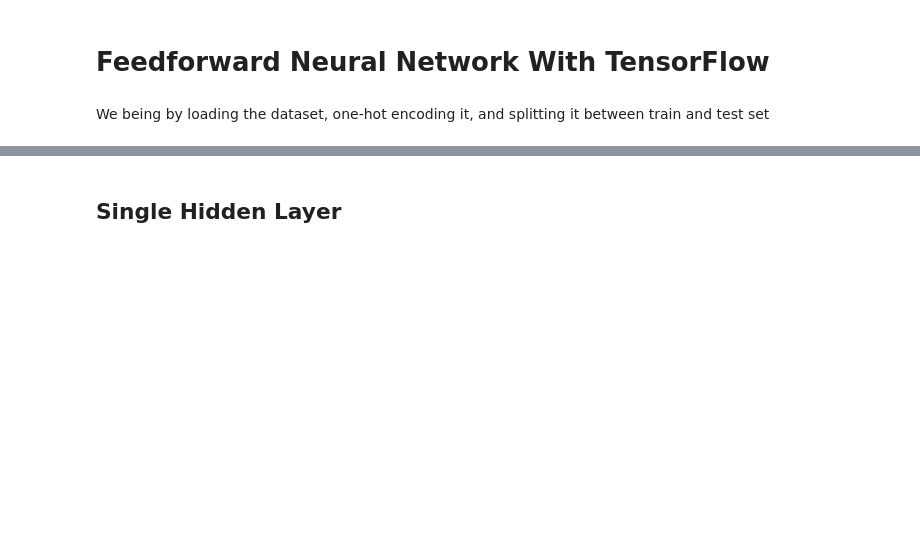
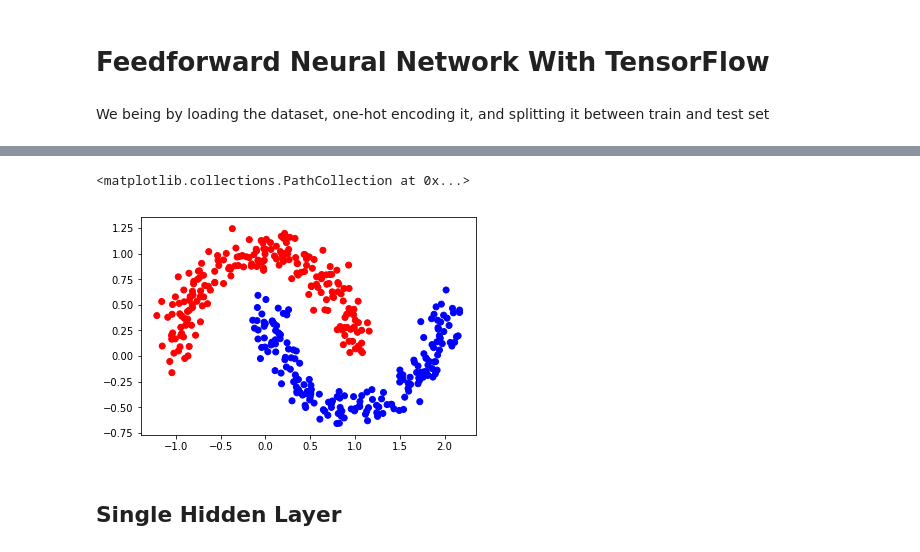
Before and after one commit to gerdm/machine_learning, a Jupyter notebook: other/single_layer_nnet.ipynb, the cells around one changed output, grey strips where cells are left out. Drawn from its saved outputs; the diff is of its cells as text; code cells hidden in the pictures; blank space fills up the shorter version.

```diff
--- a/other/single_layer_nnet.ipynb
+++ b/other/single_layer_nnet.ipynb
@@ -27,6 +27,11 @@ y = ohe.fit_transform(labels.reshape(-1, 1))
 
 X_train, X_test = train_test_split(X, test_size=0.2, random_state=1643)
 y_train, y_test = train_test_split(y, test_size=0.2, random_state=1643)
+# %%
+plt.scatter(*X_train.T, c=["blue" if y[0] == 0 else "red" for y in y_train])
+# %% [output]
+<matplotlib.collections.PathCollection at 0x...>
+[figure, added]
 # %%
 # Meshgrid to plot decision function
 
```
Also changed, not shown: parts of 5 cells of this notebook.
